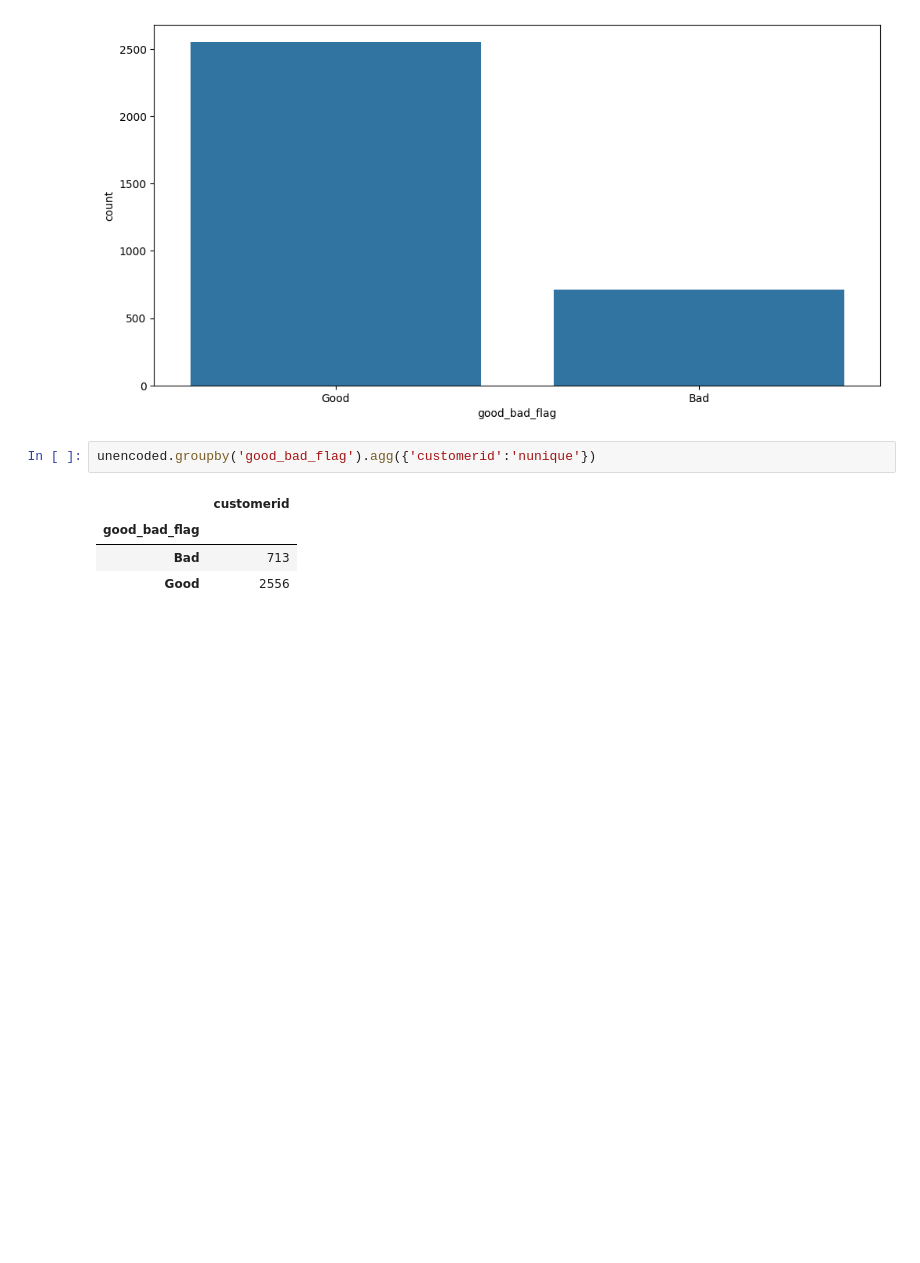
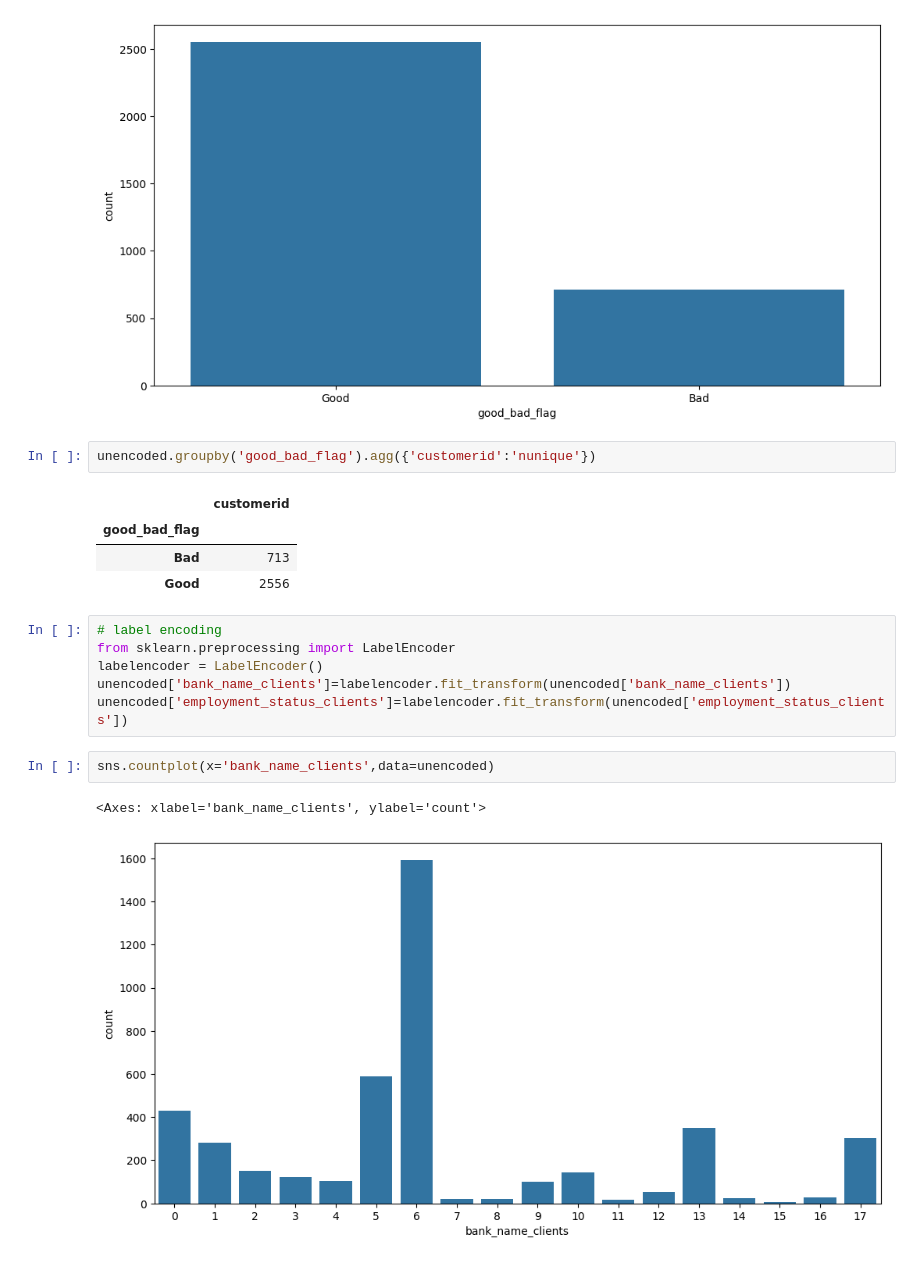
Before and after one commit to Group-10-Refactory-Capstone/Group10RefactoryCapstone, a Jupyter notebook: exploratory_data_analysis_julian.ipynb, the cells around one changed output. Drawn from its saved outputs; the diff is of its cells as text; blank space fills up the shorter version.

Commit message:
more hist plots

```diff
--- a/exploratory_data_analysis_julian.ipynb
+++ b/exploratory_data_analysis_julian.ipynb
@@ -217,3 +210,14 @@ unencoded.groupby('good_bad_flag').agg({'customerid':'nunique'})
 | good_bad_flag |  |
 | Bad | 713 |
 | Good | 2556 |
+# %%
+# label encoding
+from sklearn.preprocessing import LabelEncoder
+labelencoder = LabelEncoder()
+unencoded['bank_name_clients']=labelencoder.fit_transform(unencoded['bank_name_clients'])
+unencoded['employment_status_clients']=labelencoder.fit_transform(unencoded['employment_status_clients'])
+# %%
+sns.countplot(x='bank_name_clients',data=unencoded)
+# %% [output]
+<Axes: xlabel='bank_name_clients', ylabel='count'>
+[figure, added]
```
Also changed, not shown: parts of 4 cells of this notebook.
